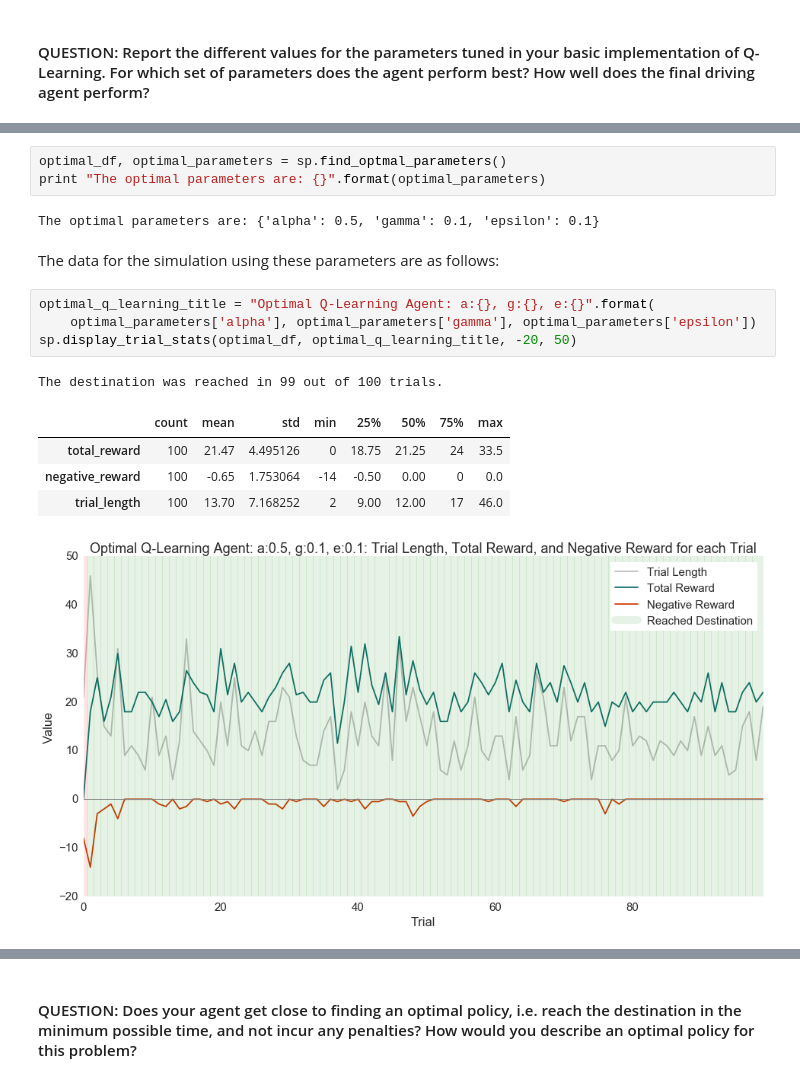
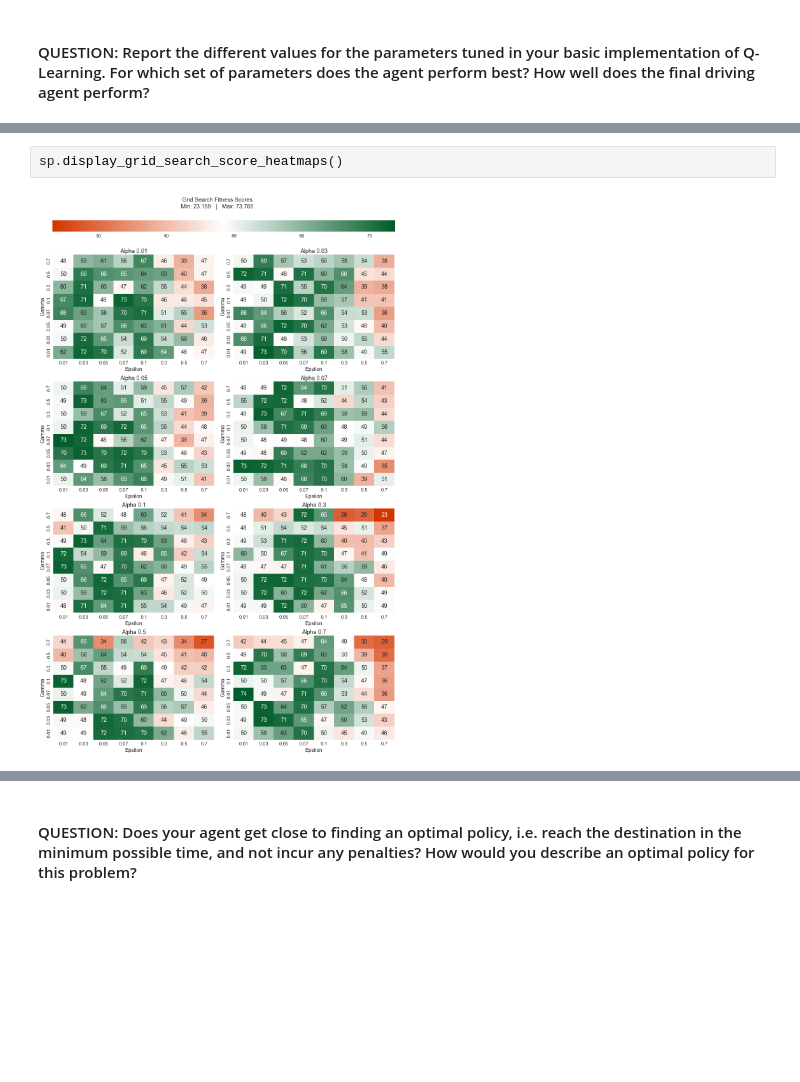
Before and after one commit to eminnett/ml-nanodegree-smartcab, a Jupyter notebook: smartcab_analysis.ipynb, the cells around one changed output, grey strips where cells are left out. Saved outputs shown, nothing was run; the diff lists cells and outputs as text; blank space fills up the shorter version.

```diff
--- a/smartcab_analysis.ipynb
+++ b/smartcab_analysis.ipynb
@@ -156,18 +175,4 @@ This process resulted in the following optimal parameters:
-# %%
-optimal_df, optimal_parameters = sp.find_optmal_parameters()
-print "The optimal parameters are: {}".format(optimal_parameters)
-# %% [output]
-The optimal parameters are: {'alpha': 0.5, 'gamma': 0.1, 'epsilon': 0.1}
-# %% [markdown]
-The data for the simulation using these parameters are as follows:
-# %%
-optimal_q_learning_title = "Optimal Q-Learning Agent: a:{}, g:{}, e:{}".format(
-    optimal_parameters['alpha'], optimal_parameters['gamma'], optimal_parameters['epsilon'])
-sp.display_trial_stats(optimal_df, optimal_q_learning_title, -20, 50)
-# %% [output]
-The destination was reached in 99 out of 100 trials.
-|  | count | mean | std | min | 25% | 50% | 75% | max |
-| total_reward | 100 | 21.47 | 4.495126 | 0 | 18.75 | 21.25 | 24 | 33.5 |
-| negative_reward | 100 | -0.65 | 1.753064 | -14 | -0.50 | 0.00 | 0 | 0.0 |
-| trial_length | 100 | 13.70 | 7.168252 | 2 | 9.00 | 12.00 | 17 | 46.0 |
-[figure, removed]
+# %%
+sp.display_grid_search_score_heatmaps()
+# %% [output]
+[figure, added]
```
Also changed, not shown: parts of 19 cells of this notebook.
